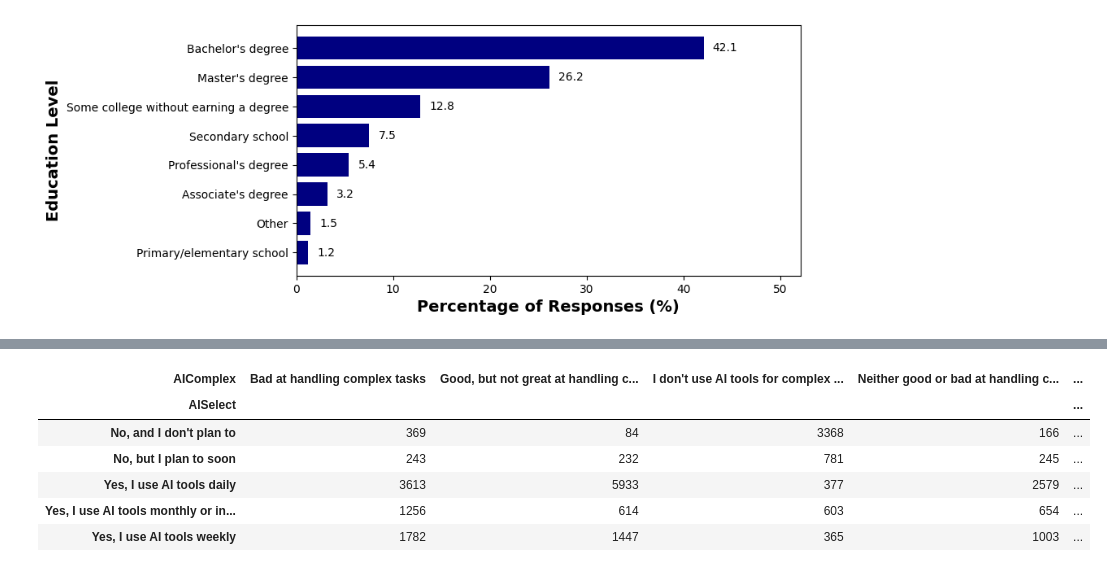
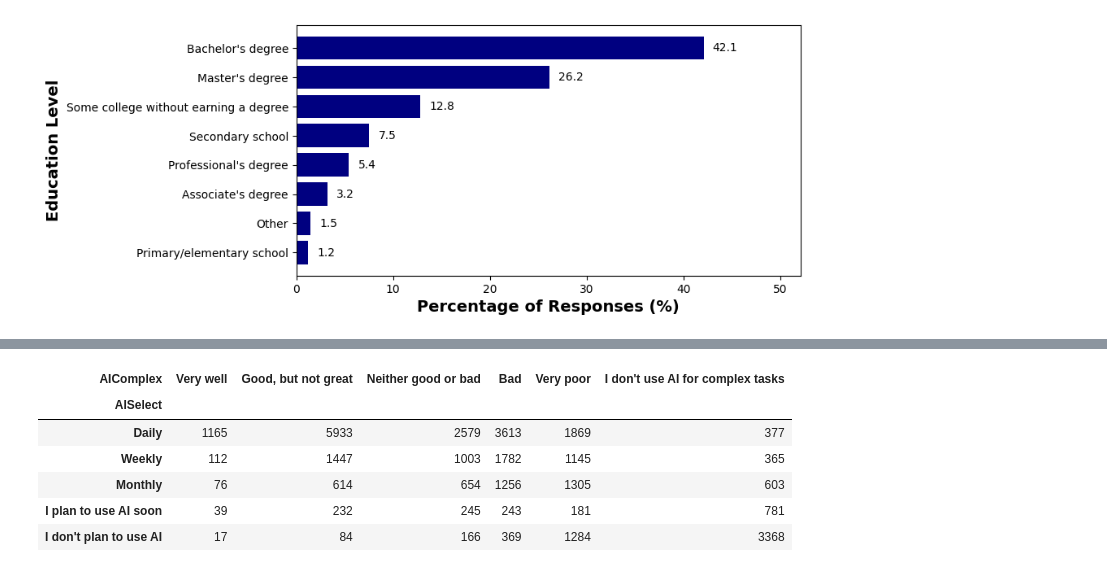
Before and after one commit to huyqng1412/stackoverflow_2025_project, a Jupyter notebook: so2025_vis.ipynb, the cells around one changed output, grey strips where cells are left out. Saved outputs shown, nothing was run; the diff lists cells and outputs as text; code cells hidden in the pictures.

```diff
--- a/so2025_vis.ipynb
+++ b/so2025_vis.ipynb
@@ -211,10 +211,19 @@ plt.show()
 [figure]
 # %%
 queryAI = """
-    select REPLACE(REPLACE(Age, ' years old', ''), '65 years or older', ' >=65') AS Age,
+    select REPLACE(REPLACE(Age, ' years old', ''), '65 years or older', '>=65') AS Age,
             Workexp as 'YrsOfExp',
-            aiselect,
-            aicomplex,
+             CASE
+                WHEN LOWER(aiselect) LIKE '%every day%'
+                    OR LOWER(aiselect) LIKE '%daily%' THEN 'Daily'
+                WHEN LOWER(aiselect) LIKE '%week%' THEN 'Weekly'
+                WHEN LOWER(aiselect) LIKE '%month%' THEN 'Monthly'
+                WHEN LOWER(aiselect) LIKE '%plan to soon%' THEN 'I plan to use AI soon'
+                WHEN LOWER(aiselect) LIKE '%don''t plan%'
+                    OR LOWER(aiselect) LIKE '%never%' THEN 'I don''t plan to use AI'
+                ELSE aiselect
+            END AS AISelect,
+            replace(replace(aicomplex, ' at handling complex tasks', ''), 'I don''t use AI tools for complex tasks / I don''t know' , 'I don''t use AI for complex tasks') as AIComplex,
             aiacc,
             aisent
     from data
@@ -242,4 +251,9 @@ resultAI
 32907 rows × 6 columns
+# %%
+order = ["Daily", "Weekly", "Monthly", "I plan to use AI soon", "I don't plan to use AI"]
+order2 = ["Very well", "Good, but not great", "Neither good or bad", "Bad", "Very poor", "I don't use AI for complex tasks"]
+order3 = ["18-24", "25-34", "35-44", "45-54", "55-64", ">=65"]
+order4 = ["Highly trust", "Somewhat trust", "Neither trust nor distrust", "Somewhat distrust", "Highly distrust"]
 # %%
 resultAI.to_csv("ai_use.csv")
 # %%
@@ -292,16 +306,16 @@ plt.show()
 # the frequency of AI usage (AISelect) and
 # the complexity of AI in handling complex tasks (AIComplex) that devs find.
 # %%
-contigency2 = pd.crosstab(resultAI['AISelect'], resultAI['AIComplex'])
+contigency2 = pd.crosstab(resultAI['AISelect'], resultAI['AIComplex']).reindex(index=order, columns=order2)
 display(contigency2)
 # %% [output]
-| AIComplex | Bad at handling complex tasks | Good, but not great at handling c... | I don't use AI tools for complex ... | Neither good or bad at handling c... | ... |
-| AISelect |  |  |  |  | ... |
-| No, and I don't plan to | 369 | 84 | 3368 | 166 | ... |
-| No, but I plan to soon | 243 | 232 | 781 | 245 | ... |
-| Yes, I use AI tools daily | 3613 | 5933 | 377 | 2579 | ... |
-| Yes, I use AI tools monthly or in... | 1256 | 614 | 603 | 654 | ... |
-| Yes, I use AI tools weekly | 1782 | 1447 | 365 | 1003 | ... |
+| AIComplex | Very well | Good, but not great | Neither good or bad | Bad | Very poor | I don't use AI for complex tasks |
+| AISelect |  |  |  |  |  |  |
+| Daily | 1165 | 5933 | 2579 | 3613 | 1869 | 377 |
+| Weekly | 112 | 1447 | 1003 | 1782 | 1145 | 365 |
+| Monthly | 76 | 614 | 654 | 1256 | 1305 | 603 |
+| I plan to use AI soon | 39 | 232 | 245 | 243 | 181 | 781 |
+| I don't plan to use AI | 17 | 84 | 166 | 369 | 1284 | 3368 |
 # %%
 chi2, p, dof, expected = chi2_contingency(contigency2)
 
```
Also changed, not shown: parts of 12 cells of this notebook, 1 other file.
